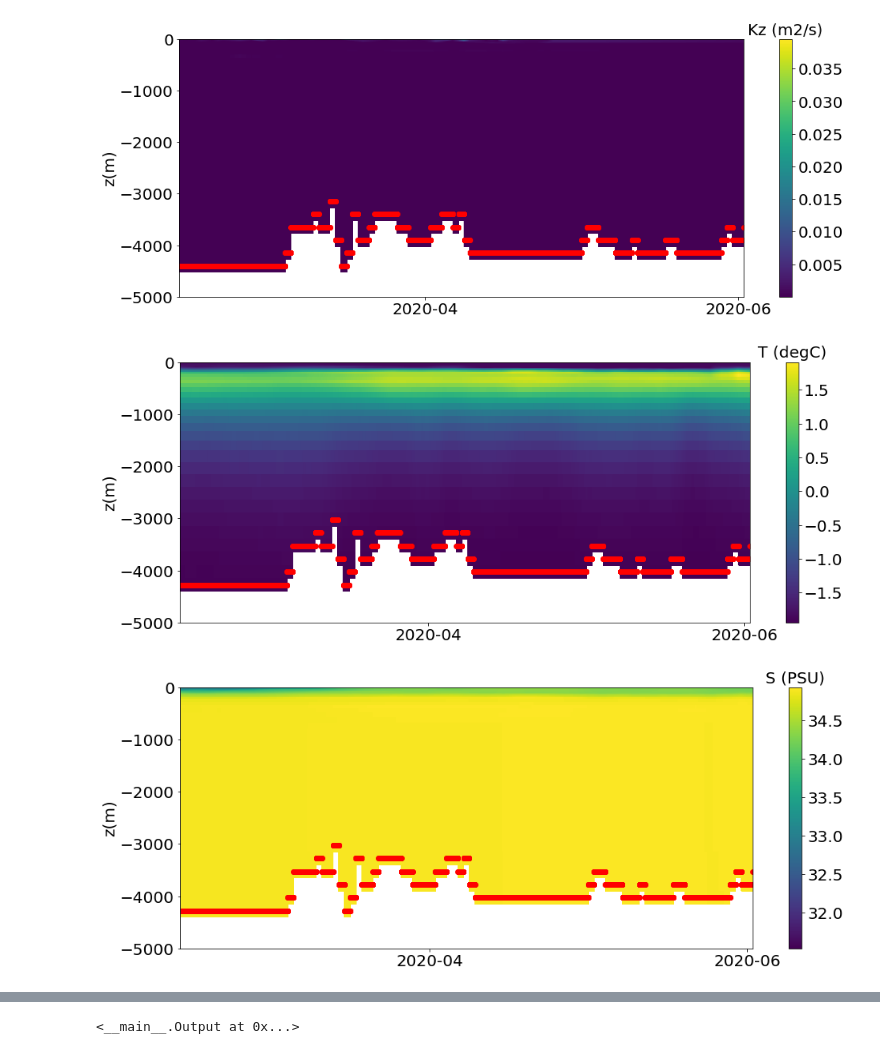
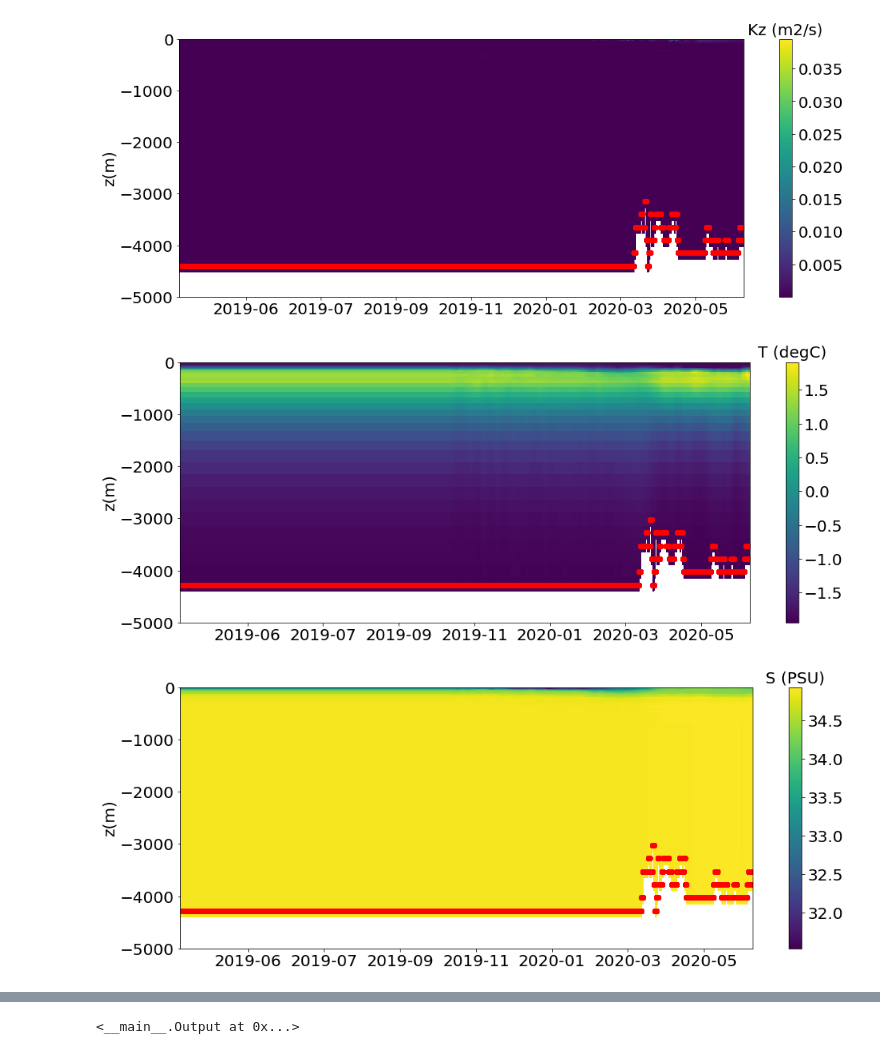
Before and after one commit to LAWTIDEBOY/nuarctic, a Jupyter notebook: scripts/Create_Forcing/Process_Forcing_REcoM.ipynb, the cells around one changed output, grey strips where cells are left out. Drawn from its saved outputs; the diff is of its cells as text; code cells hidden in the pictures.

```diff
--- a/scripts/Create_Forcing/Process_Forcing_REcoM.ipynb
+++ b/scripts/Create_Forcing/Process_Forcing_REcoM.ipynb
@@ -232,7 +232,7 @@ def Process_2D_field(data, mesh, var):
             ind = np.where(abs(np.floor(dates_simu)-np.floor(dt))<thr)[0]
             var_new[bt,index[0] + ind] = v[j]
         # deal with spinup
-        var_new[i,:index[0]] = var_new[i,index[0]]
+        var_new[bt,:index[0]] = var_new[bt,index[0]]
 
 
     # B. estimate vertical levels of computation at each time step
@@ -337,6 +337,8 @@ lbsz, tcsz, mksz = 30, 20, 20
 rc('xtick', labelsize=tcsz) , rc('ytick', labelsize=tcsz)
 date_ref = datetime.strptime('1970-01','%Y-%m').toordinal()
 date_start, date_end = datetime.strptime('2020-03-01', '%Y-%m-%d').toordinal() - date_ref,  np.max(mesh.dates) - date_ref
+date_start, date_end = np.min(mesh.dates) - date_ref,  np.max(mesh.dates) - date_ref
+
 tl=[date_start, date_end]
 
 def plot_2D_field(mesh, var, varname):
@@ -371,36 +373,36 @@ def plot_1D_field(dates, var, varname):
     # define figure
     fig, ax = plt.subplots(1, figsize=fsz)
 
     # plot 1D field
     ax.plot_date(dates-date_ref, var)
     ax.set_ylabel(varname, fontsize=20), ax.grid()
 
     return
 #
 # plot forcing
 #
 # A. Kz
 data=Kz_data_processed
 plot_2D_field(mesh, data.Kz, 'Kz (m2/s)')
 
 ## B. temperature and salinity
 data = ITP_data_processed
 plot_2D_field(mesh, data.temperature, 'T (degC)')
 plot_2D_field(mesh, data.salinity, 'S (PSU)')
 
 ## C. PAR
 data=PAR_data_processed
 plot_1D_field(mesh.dates, data.PAR, 'PAR (W/m2)')
 
 ## D. atm forcing
 data=atm_forcing_data_processed
 plot_1D_field(mesh.dates, data.pressure, 'P (Pa)')
 plot_1D_field(mesh.dates, data.uatm, r'$u_{wind}$' + ' (m/s)')
 plot_1D_field(mesh.dates, data.vatm, r'$v_{wind}$' + ' (m/s)')
 # %% [output]
-[figure, old version]
+[figure, new version]
-[figure, old version]
+[figure, new version]
-[figure, old version]
+[figure, new version]
 [figure]
 [figure]
 [figure]
```
